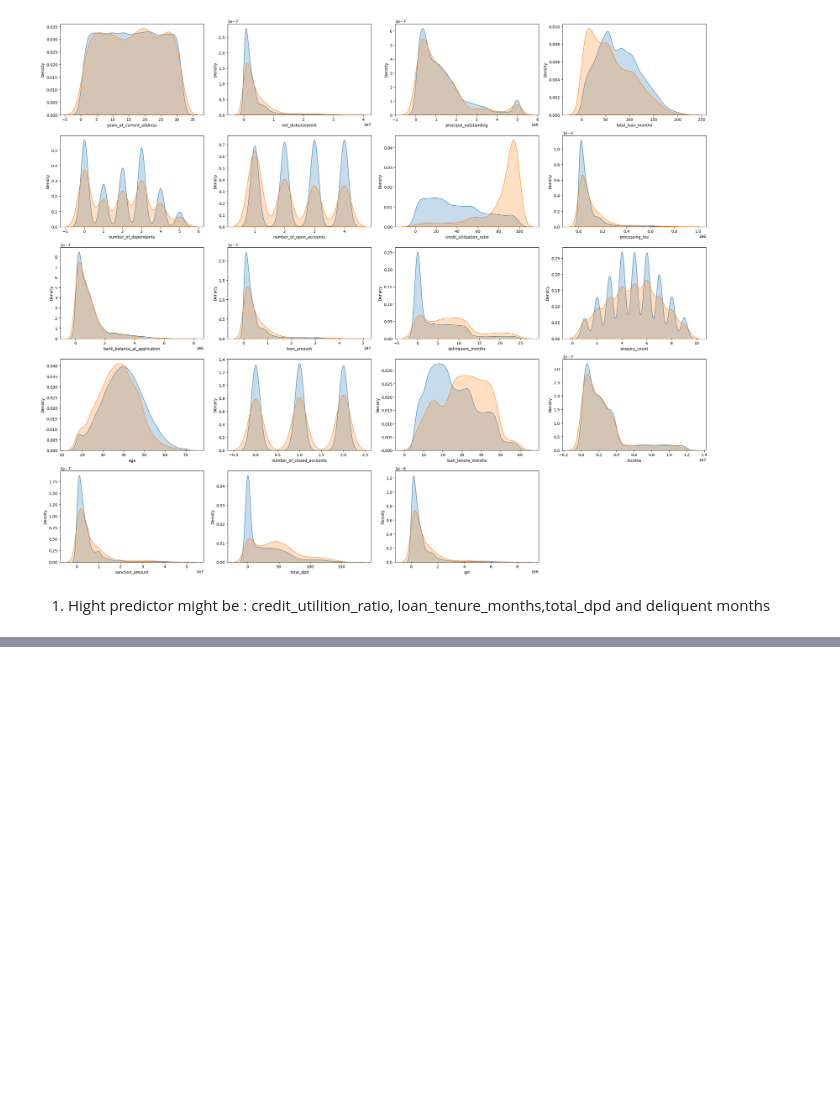
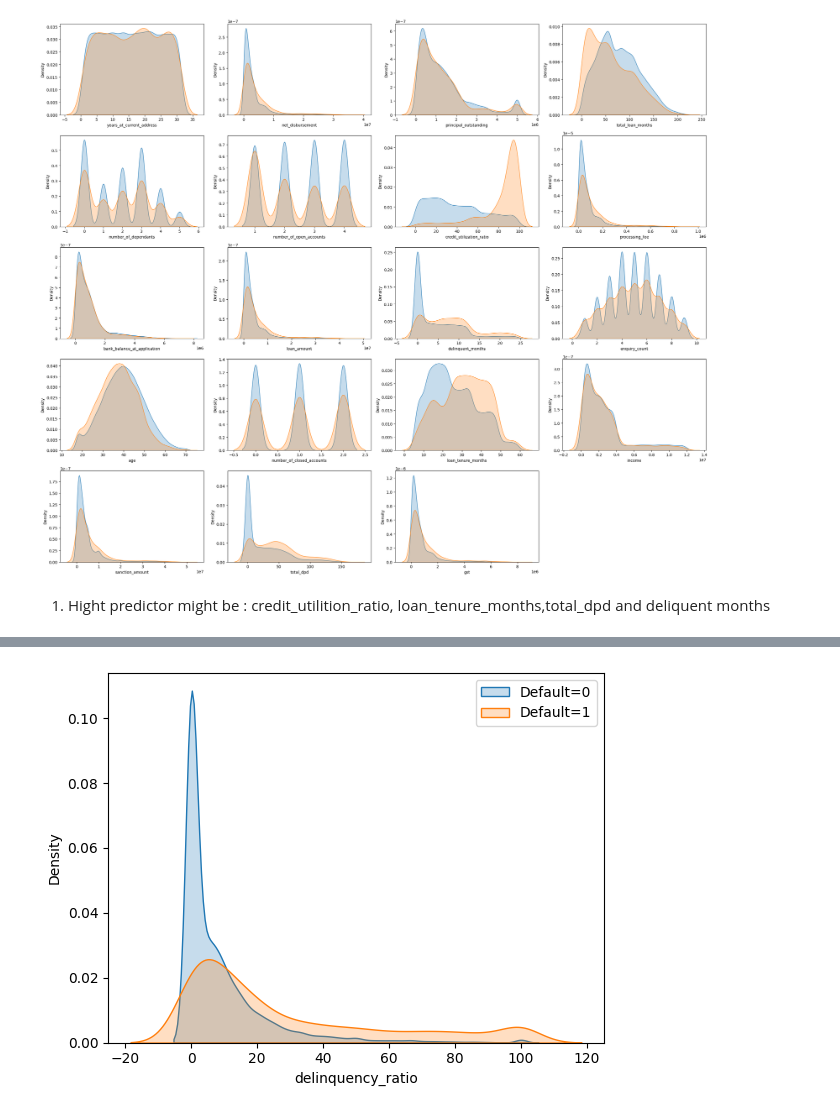
Before and after one commit to gianlucapes/credit_risk_modelling, a Jupyter notebook: notebook/credit_risk_model.ipynb, the cells around one changed output, grey strips where cells are left out. Saved outputs shown, nothing was run; the diff lists cells and outputs as text; code cells hidden in the pictures; blank space fills up the shorter version.

```diff
--- a/notebook/credit_risk_model.ipynb
+++ b/notebook/credit_risk_model.ipynb
@@ -302,0 +325,6 @@ plt.show()
+# %%
+df_train["delinquency_ratio"]=df_train["delinquent_months"]*100/df_train["total_loan_months"]
+df_train['delinquency_ratio']
+
+df_test["delinquency_ratio"]=df_test["delinquent_months"]*100/df_test["total_loan_months"]
+df_test['delinquency_ratio']
@@ -302,0 +344,7 @@ plt.show()
+# %%
+sns.kdeplot(df_train[df_train['default']==0]["delinquency_ratio"],fill=True,label="Default=0")
+sns.kdeplot(df_train[df_train['default']==1]["delinquency_ratio"],fill=True,label="Default=1")
+plt.legend()
+plt.show()
+# %% [output]
+[figure, added]
```
Also changed, not shown: parts of 24 cells of this notebook, 2 other files.
